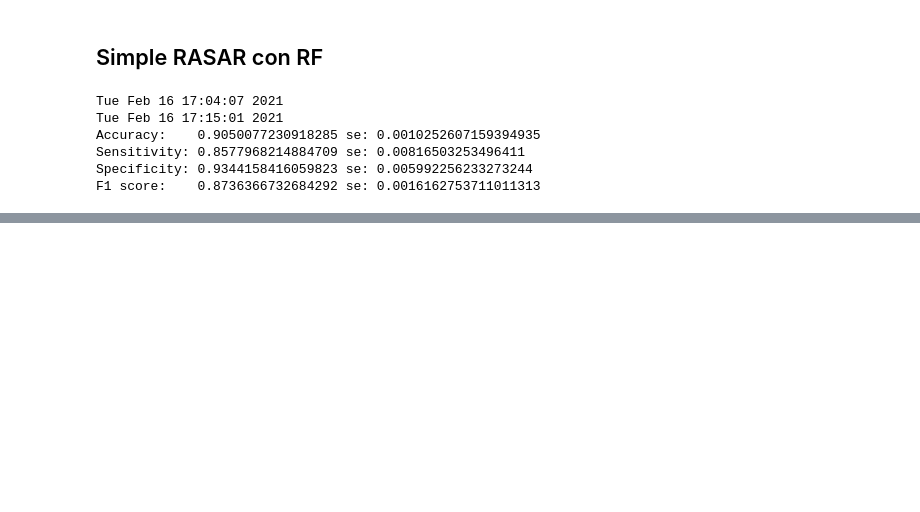
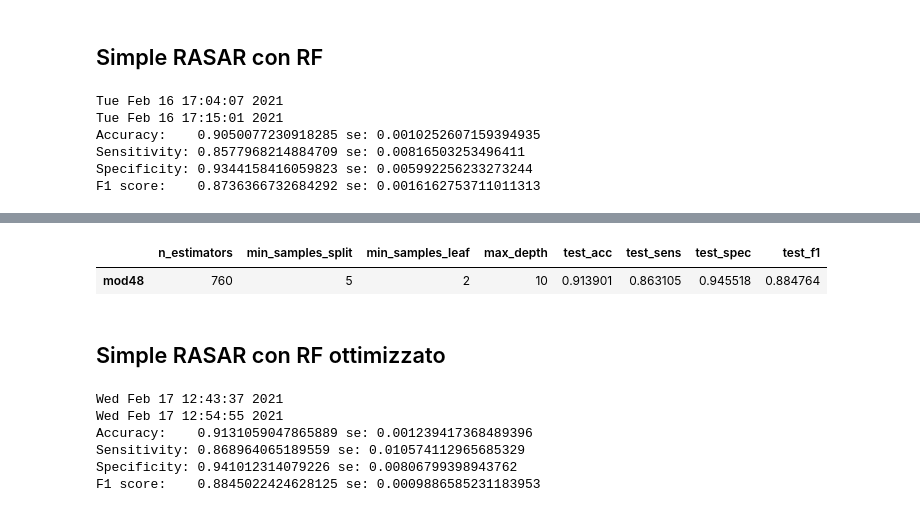
Before and after one commit to simonedambrosi/Final-MLTOX-Simone, a Jupyter notebook: Tabella 3.ipynb, the cells around one changed output, grey strips where cells are left out. Saved outputs shown, nothing was run; the diff lists cells and outputs as text; code cells hidden in the pictures; blank space fills up the shorter version.

```diff
--- a/Tabella 3.ipynb
+++ b/Tabella 3.ipynb
@@ -664,0 +679,51 @@ Wed Feb 17 11:59:21 2021
+# %%
+tab_rf_rasar[tab_rf_rasar.test_acc == tab_rf_rasar.test_acc.max()]
+# %% [output]
+|  | n_estimators | min_samples_split | min_samples_leaf | max_depth | test_acc | test_sens | test_spec | test_f1 |
+| mod48 | 760 | 5 | 2 | 10 | 0.913901 | 0.863105 | 0.945518 | 0.884764 |
+# %% [markdown]
+## Simple RASAR con RF ottimizzato
+# %%
+accs = []
+sens = []
+specs = []
+f1s = []
+
+kf = KFold(n_splits=5, shuffle=True, random_state = 5645)
+print(ctime())
+for train_index, test_index in kf.split(X):
+
+    X_train = X.iloc[train_index]
+    X_test = X.iloc[test_index]
+    y_train = y[train_index]
+    y_test = y[test_index]
+
+    df_rasar_train = df_train_simple_rasar(X_train, y_train)
+
+    df_rasar_test = df_test_simple_rasar(X_train, X_test, y_train, y_test)
+
+    rfc = RandomForestClassifier(n_estimators = 760, min_samples_split = 5, min_samples_leaf = 2, max_depth = 10,
+                                 n_jobs = -1)
+
+    rfc.fit(df_rasar_train[['dist_neigh0','dist_neigh1']], y_train)
+    y_pred = rfc.predict(df_rasar_test[['dist_neigh0','dist_neigh1']])
+
+    tn, fp, fn, tp = confusion_matrix(y_test, y_pred).ravel()
+
+    accs.append(accuracy_score(y_test, y_pred))
+    sens.append(recall_score(y_test, y_pred))
+    specs.append(tn/(tn+fp))
+    f1s.append(f1_score(y_test, y_pred))
+
+print(ctime())
+print('Accuracy:   ', np.mean(accs), 'se:', sem(accs))
+print('Sensitivity:', np.mean(sens), 'se:', sem(sens))
+print('Specificity:', np.mean(specs), 'se:', sem(specs))
+print('F1 score:   ', np.mean(f1s), 'se:', sem(f1s))
+# %% [output]
+Wed Feb 17 12:43:37 2021
+Wed Feb 17 12:54:55 2021
+Accuracy:    0.9131059047865889 se: 0.001239417368489396
+Sensitivity: 0.868964065189559 se: 0.010574112965685329
+Specificity: 0.941012314079226 se: 0.00806799398943762
+F1 score:    0.8845022424628125 se: 0.0009886585231183953
```
Also changed, not shown: parts of 1 cell of this notebook, 15 other files.
